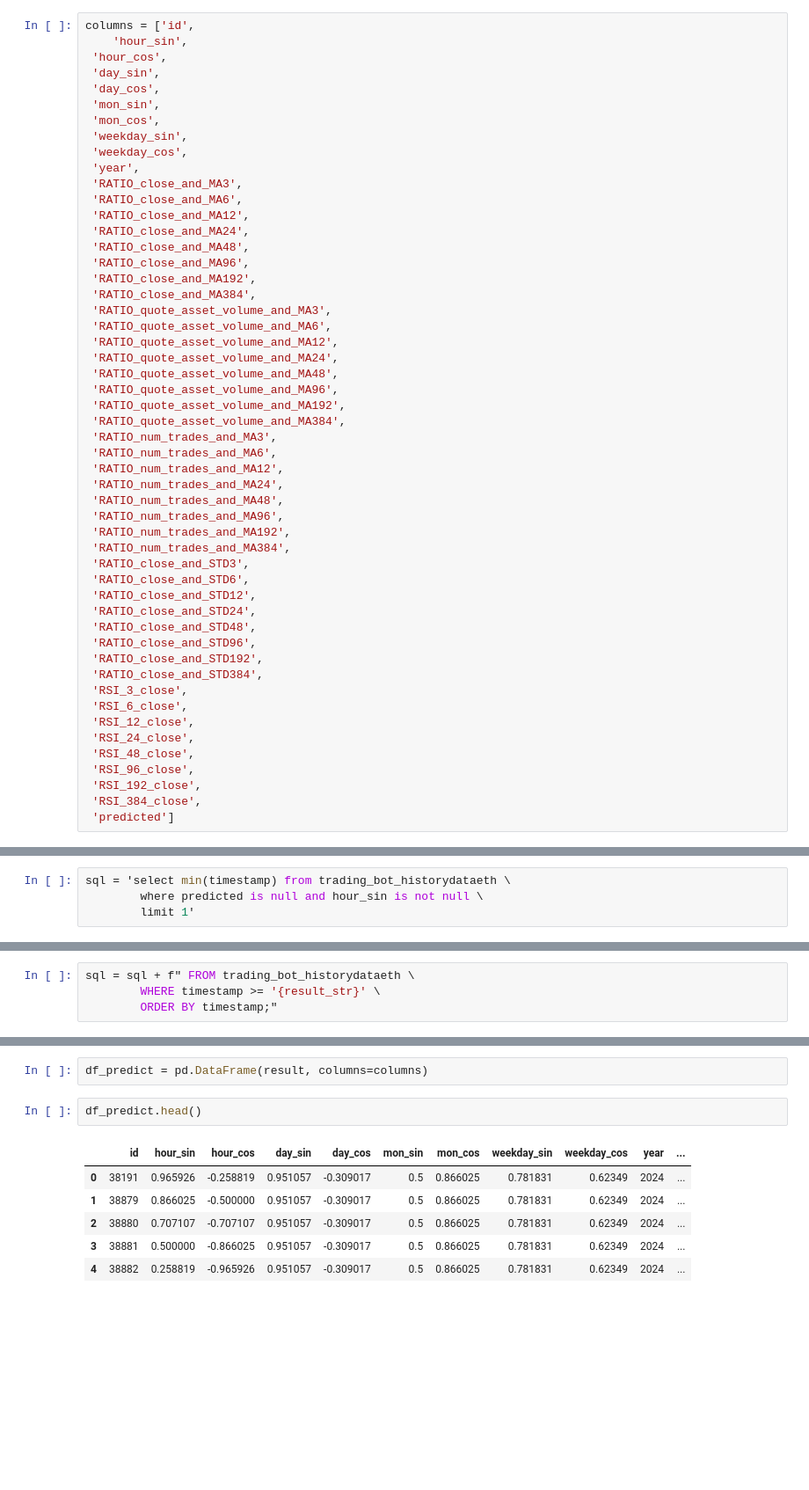
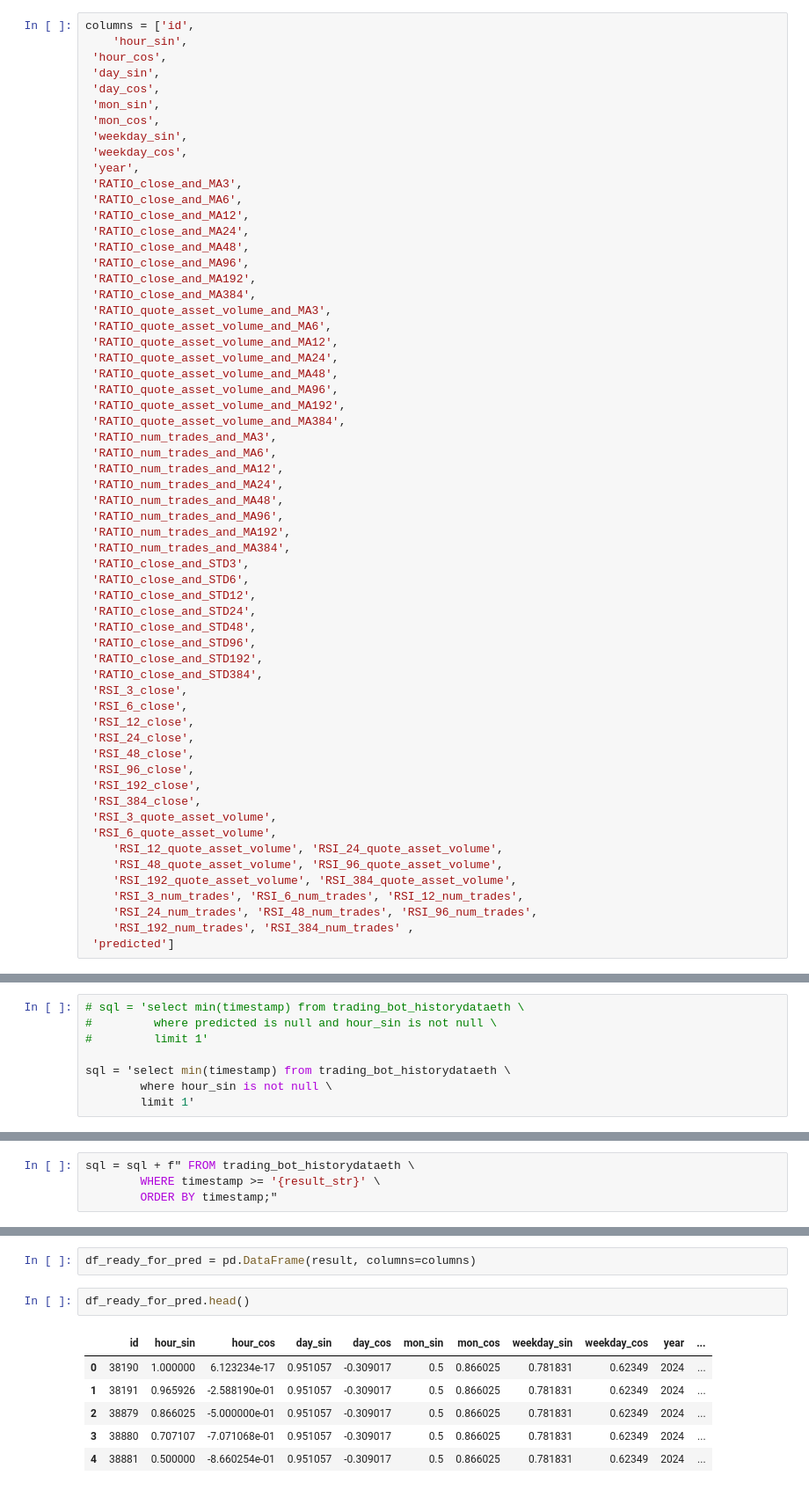
Before and after one commit to Ruslion/Django-VPS, a Jupyter notebook: prediction.ipynb, the cells around one changed output, grey strips where cells are left out. Shown: that part at 88% size. Cells and saved outputs as stored; diff of their text form; blank space fills up the shorter version.

```diff
--- a/prediction.ipynb
+++ b/prediction.ipynb
@@ -74,5 +75,13 @@ columns = ['id',
  'RSI_96_close',
  'RSI_192_close',
  'RSI_384_close',
+ 'RSI_3_quote_asset_volume',
+ 'RSI_6_quote_asset_volume',
+    'RSI_12_quote_asset_volume', 'RSI_24_quote_asset_volume',
+    'RSI_48_quote_asset_volume', 'RSI_96_quote_asset_volume',
+    'RSI_192_quote_asset_volume', 'RSI_384_quote_asset_volume',
+    'RSI_3_num_trades', 'RSI_6_num_trades', 'RSI_12_num_trades',
+    'RSI_24_num_trades', 'RSI_48_num_trades', 'RSI_96_num_trades',
+    'RSI_192_num_trades', 'RSI_384_num_trades' ,
  'predicted']
 # %%
@@ -104,8 +118,12 @@ conn = db_connect.connect(CONFIG)
 # %% [output]
 Connected to the PostgreSQL server.
 # %%
+# sql = 'select min(timestamp) from trading_bot_historydataeth \
+#         where predicted is null and hour_sin is not null \
+#         limit 1'
+
 sql = 'select min(timestamp) from trading_bot_historydataeth \
-        where predicted is null and hour_sin is not null \
+        where hour_sin is not null \
         limit 1'
 # %%
 with conn.cursor() as cursor:
@@ -137,11 +156,11 @@ with conn.cursor() as cursor:
 # %%
-df_predict = pd.DataFrame(result, columns=columns)
+df_ready_for_pred = pd.DataFrame(result, columns=columns)
 # %%
-df_predict.head()
+df_ready_for_pred.head()
 # %% [output]
 |  | id | hour_sin | hour_cos | day_sin | day_cos | mon_sin | mon_cos | weekday_sin | weekday_cos | year | ... |
-| 0 | 38191 | 0.965926 | -0.258819 | 0.951057 | -0.309017 | 0.5 | 0.866025 | 0.781831 | 0.62349 | 2024 | ... |
-| 1 | 38879 | 0.866025 | -0.500000 | 0.951057 | -0.309017 | 0.5 | 0.866025 | 0.781831 | 0.62349 | 2024 | ... |
-| 2 | 38880 | 0.707107 | -0.707107 | 0.951057 | -0.309017 | 0.5 | 0.866025 | 0.781831 | 0.62349 | 2024 | ... |
-| 3 | 38881 | 0.500000 | -0.866025 | 0.951057 | -0.309017 | 0.5 | 0.866025 | 0.781831 | 0.62349 | 2024 | ... |
-| 4 | 38882 | 0.258819 | -0.965926 | 0.951057 | -0.309017 | 0.5 | 0.866025 | 0.781831 | 0.62349 | 2024 | ... |
+| 0 | 38190 | 1.000000 | 6.123234e-17 | 0.951057 | -0.309017 | 0.5 | 0.866025 | 0.781831 | 0.62349 | 2024 | ... |
+| 1 | 38191 | 0.965926 | -2.588190e-01 | 0.951057 | -0.309017 | 0.5 | 0.866025 | 0.781831 | 0.62349 | 2024 | ... |
+| 2 | 38879 | 0.866025 | -5.000000e-01 | 0.951057 | -0.309017 | 0.5 | 0.866025 | 0.781831 | 0.62349 | 2024 | ... |
+| 3 | 38880 | 0.707107 | -7.071068e-01 | 0.951057 | -0.309017 | 0.5 | 0.866025 | 0.781831 | 0.62349 | 2024 | ... |
+| 4 | 38881 | 0.500000 | -8.660254e-01 | 0.951057 | -0.309017 | 0.5 | 0.866025 | 0.781831 | 0.62349 | 2024 | ... |
```
Also changed, not shown: parts of 27 cells of this notebook, 9 other files.
